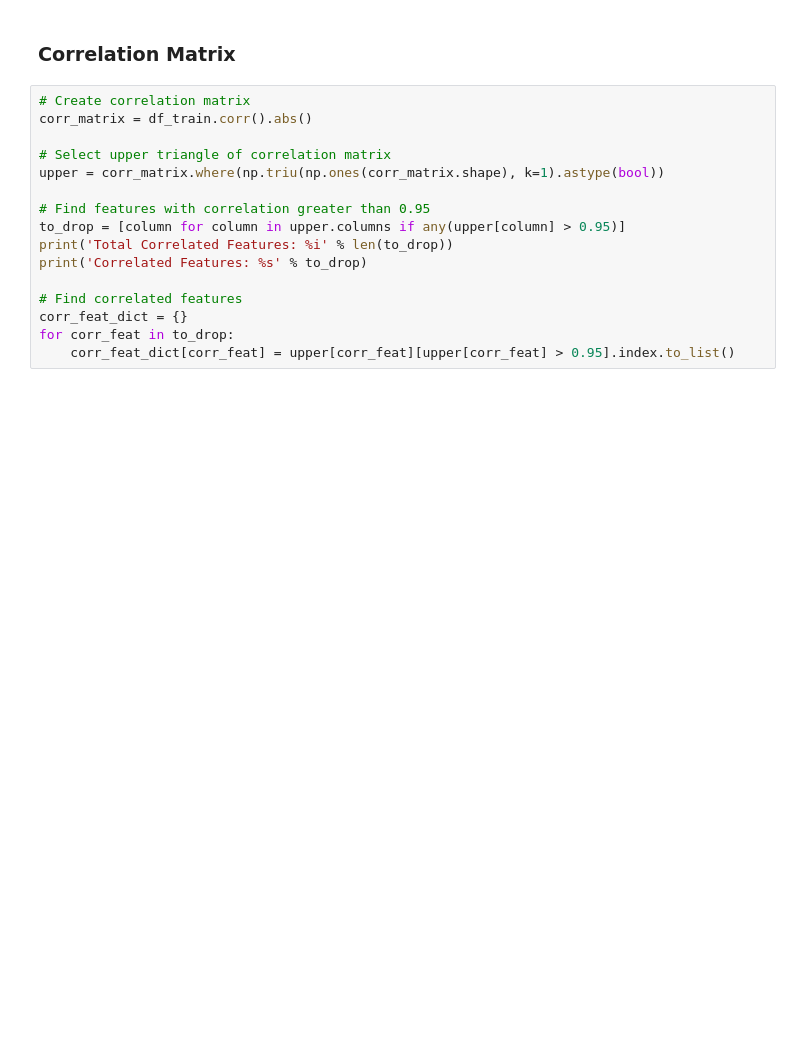
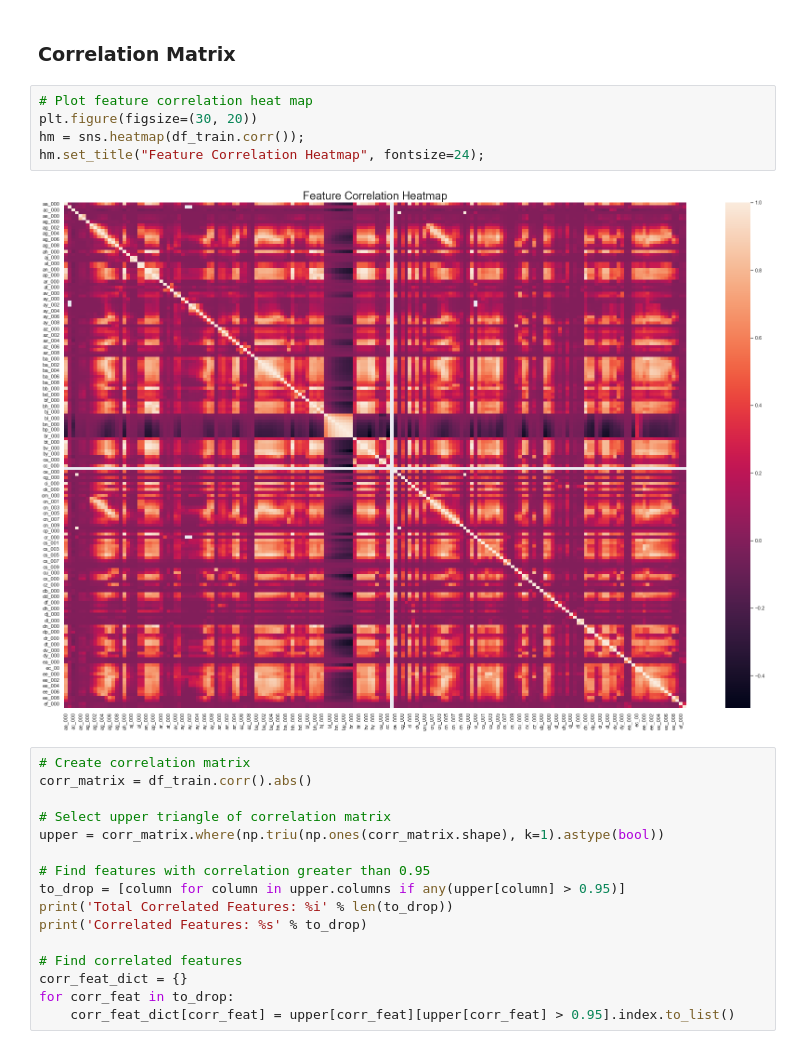
Before and after one commit to tungtngyn/predictive-maintenance-aps, a Jupyter notebook: exploratory-data-analysis.ipynb, the cells around one changed output. Cells and saved outputs as stored; diff of their text form; blank space fills up the shorter version.

```diff
--- a/exploratory-data-analysis.ipynb
+++ b/exploratory-data-analysis.ipynb
@@ -123,6 +123,13 @@ for feat in df_train.columns.drop('class'):
     plt.close(fig)
 # %% [markdown]
 ### Correlation Matrix
+# %%
+# Plot feature correlation heat map
+plt.figure(figsize=(30, 20))
+hm = sns.heatmap(df_train.corr());
+hm.set_title("Feature Correlation Heatmap", fontsize=24);
+# %% [output]
+[figure, added]
 # %%
 # Create correlation matrix
 corr_matrix = df_train.corr().abs()
```
Also changed, not shown: 1 other file.
